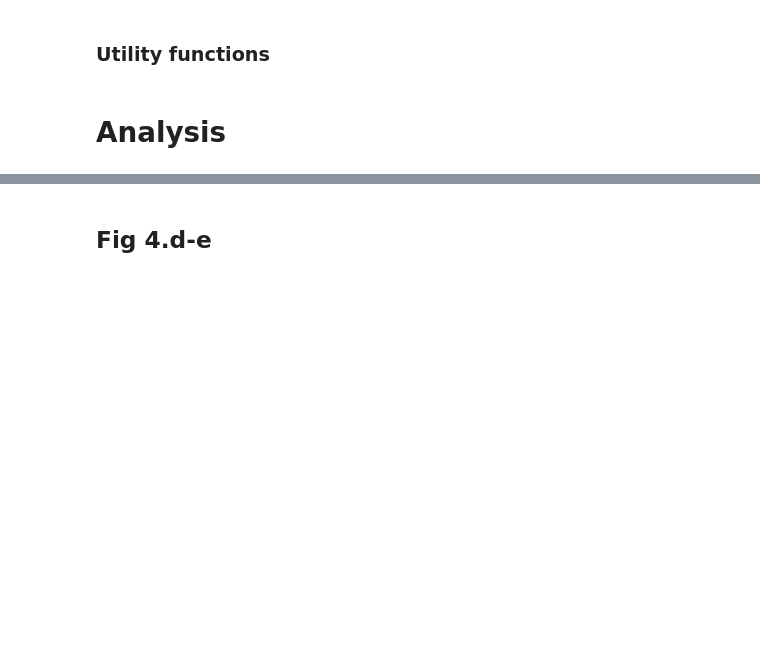
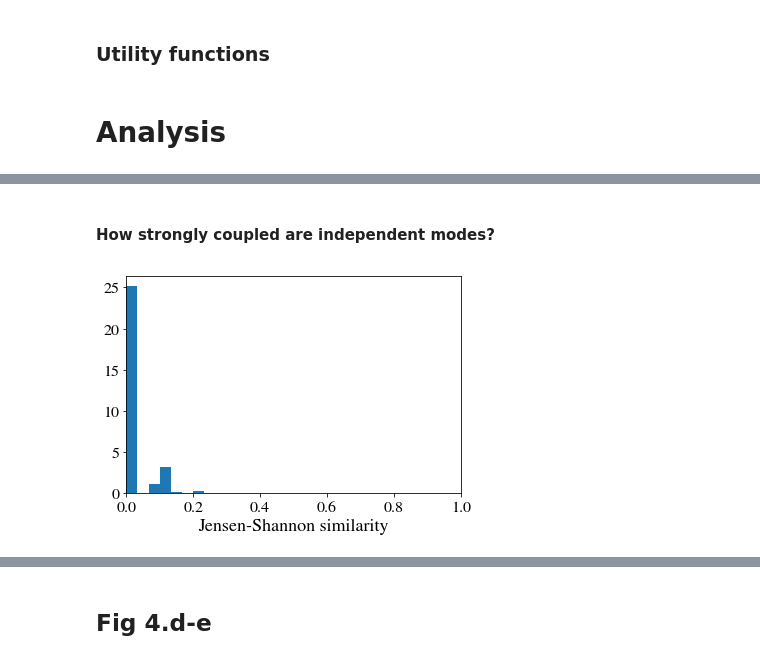
Before and after one commit to ulfaslak/git-github.com-ulfaslak-code-intermittent-communities_public, a Jupyter notebook: intermittent_communities.ipynb, the cells around one changed output, grey strips where cells are left out. Saved outputs shown, nothing was run; the diff lists cells and outputs as text; code cells hidden in the pictures; blank space fills up the shorter version.

```diff
--- a/intermittent_communities.ipynb
+++ b/intermittent_communities.ipynb
@@ -137,0 +174,15 @@ def log_progress(sequence, every=None, size=None, name='Items'):
+# %% [markdown]
+#### How strongly coupled are independent modes?
+# %%
+G1 = LFR_benchmark_graph(**LFR_params)[0]
+G2 = LFR_benchmark_graph(**LFR_params)[0]
+
+plt.figure(figsize=(6, 4))
+plt.hist(jssim_dist(G1, G2), normed=True)
+plt.xlabel("Jensen-Shannon similarity", fontsize=18)
+plt.xticks(fontsize=16)
+plt.yticks(fontsize=16)
+plt.xlim(0, 1)
+plt.show()
+# %% [output]
+[figure, added]
```
Also changed, not shown: parts of 27 cells of this notebook, 20 other files.
